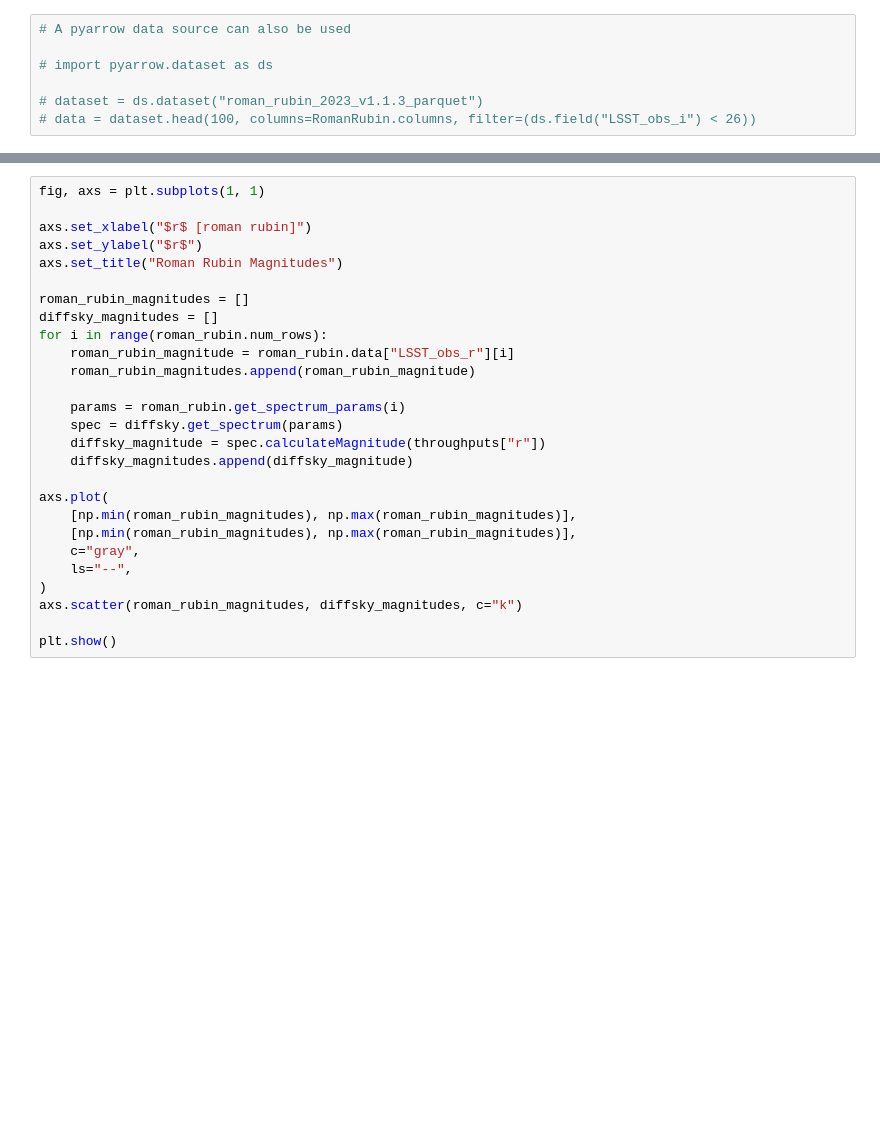
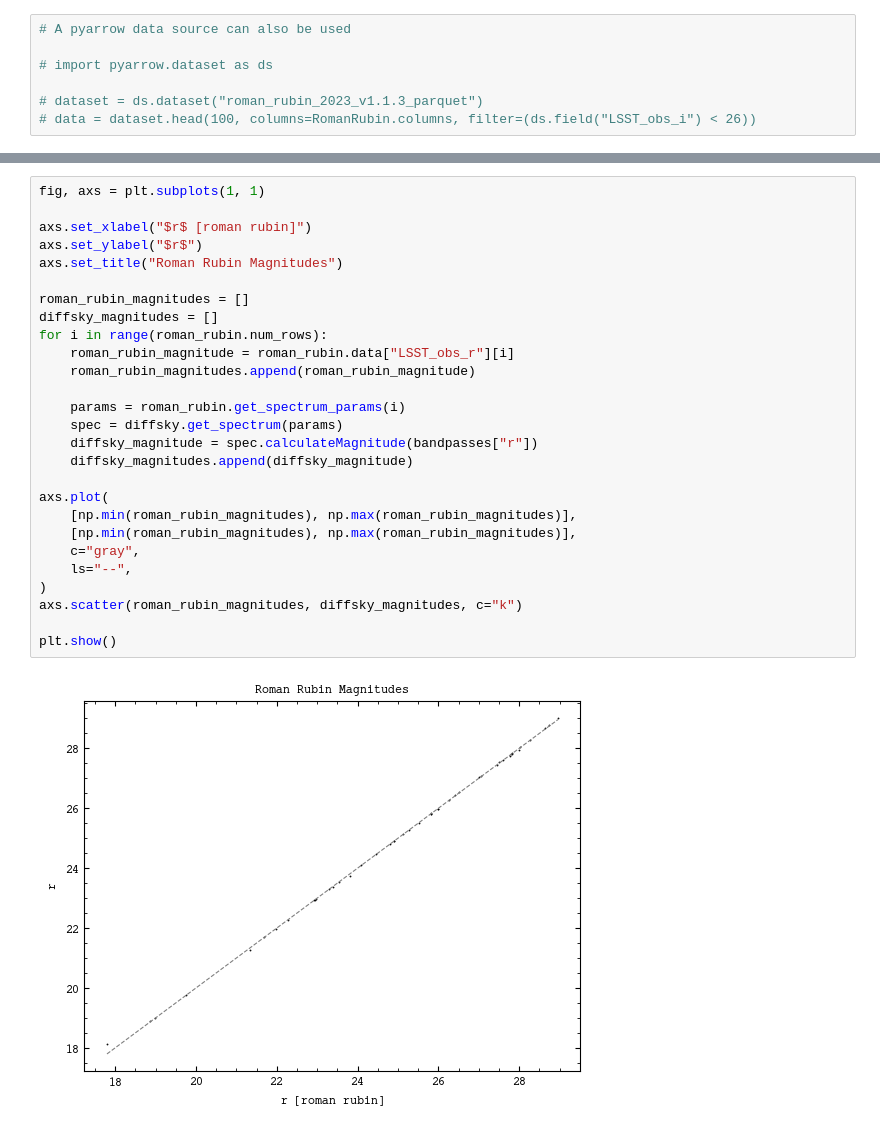
Before and after one commit to sidneymau/chromatic-weak-lensing, a Jupyter notebook: notebooks/roman_rubin.ipynb, the cells around one changed output, grey strips where cells are left out. Saved outputs shown, nothing was run; the diff lists cells and outputs as text; blank space fills up the shorter version.

```diff
--- a/notebooks/roman_rubin.ipynb
+++ b/notebooks/roman_rubin.ipynb
@@ -139,30 +186,32 @@ plt.show()
 # %%
 fig, axs = plt.subplots(1, 1)
 
 axs.set_xlabel("$r$ [roman rubin]")
 axs.set_ylabel("$r$")
 axs.set_title("Roman Rubin Magnitudes")
 
 roman_rubin_magnitudes = []
 diffsky_magnitudes = []
 for i in range(roman_rubin.num_rows):
     roman_rubin_magnitude = roman_rubin.data["LSST_obs_r"][i]
     roman_rubin_magnitudes.append(roman_rubin_magnitude)
 
     params = roman_rubin.get_spectrum_params(i)
     spec = diffsky.get_spectrum(params)
-    diffsky_magnitude = spec.calculateMagnitude(throughputs["r"])
+    diffsky_magnitude = spec.calculateMagnitude(bandpasses["r"])
     diffsky_magnitudes.append(diffsky_magnitude)
 
 axs.plot(
     [np.min(roman_rubin_magnitudes), np.max(roman_rubin_magnitudes)],
     [np.min(roman_rubin_magnitudes), np.max(roman_rubin_magnitudes)],
     c="gray",
     ls="--",
 )
 axs.scatter(roman_rubin_magnitudes, diffsky_magnitudes, c="k")
 
 plt.show()
+# %% [output]
+[figure, added]
 # %%
 fig, axs = plt.subplots(1, 1)
 
```
Also changed, not shown: parts of 11 cells of this notebook, 7 other files.
